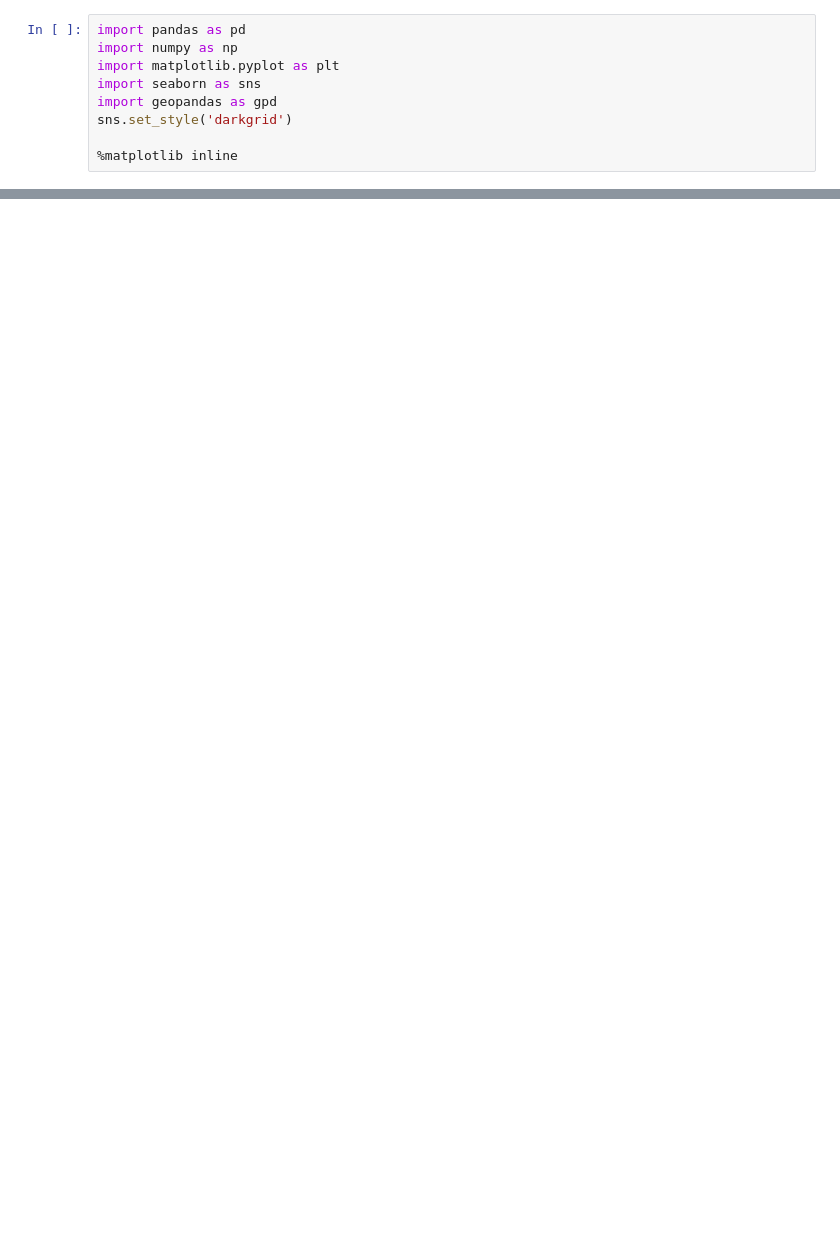
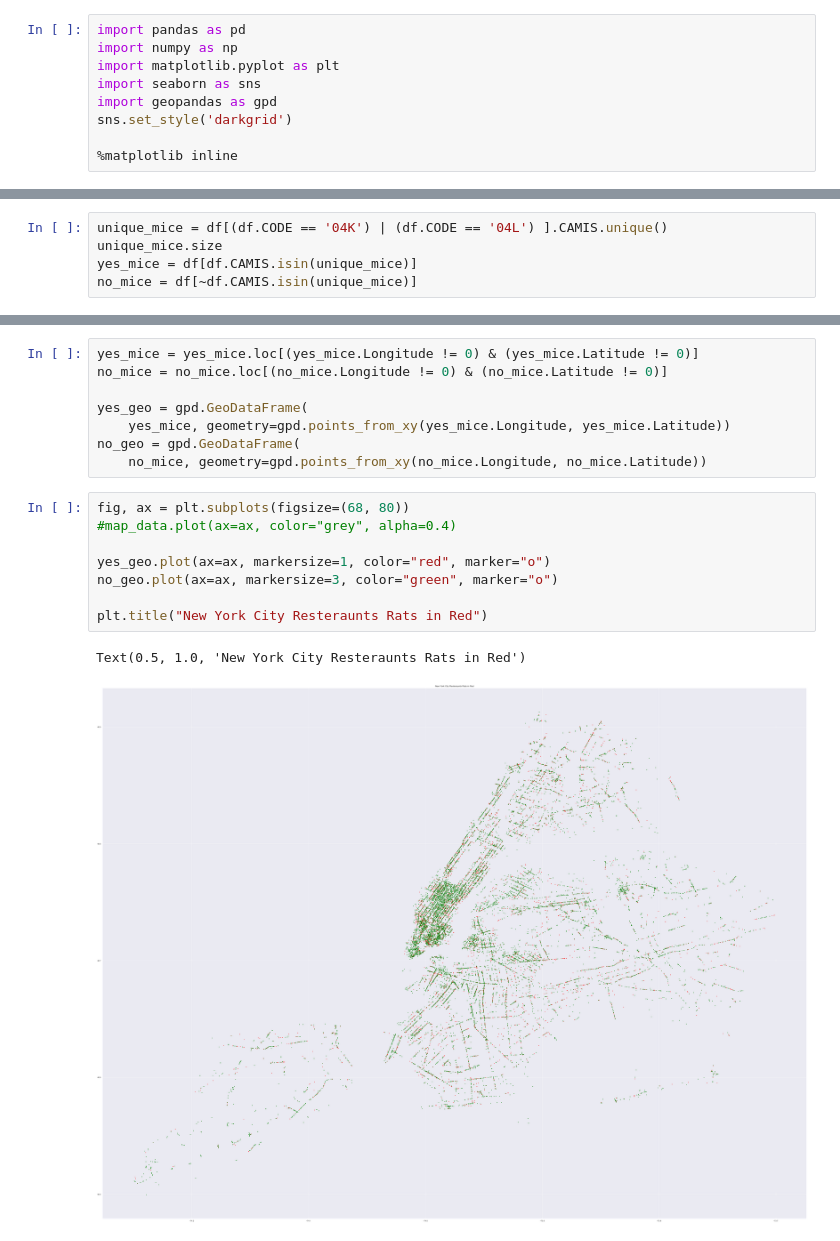
Before and after one commit to JacobMinkin/NYC_Restaurant_Health_Inspection, a Jupyter notebook: NYC_Mapping.ipynb, the cells around one changed output, grey strips where cells are left out. Drawn from its saved outputs; the diff is of its cells as text; blank space fills up the shorter version.

```diff
--- a/NYC_Mapping.ipynb
+++ b/NYC_Mapping.ipynb
@@ -25,0 +85,5 @@ plt.title("New York City Resteraunts")
+# %%
+unique_mice = df[(df.CODE == '04K') | (df.CODE == '04L') ].CAMIS.unique()
+unique_mice.size
+yes_mice = df[df.CAMIS.isin(unique_mice)]
+no_mice = df[~df.CAMIS.isin(unique_mice)]
@@ -25,0 +106,19 @@ plt.title("New York City Resteraunts")
+# %%
+yes_mice = yes_mice.loc[(yes_mice.Longitude != 0) & (yes_mice.Latitude != 0)]
+no_mice = no_mice.loc[(no_mice.Longitude != 0) & (no_mice.Latitude != 0)]
+
+yes_geo = gpd.GeoDataFrame(
+    yes_mice, geometry=gpd.points_from_xy(yes_mice.Longitude, yes_mice.Latitude))
+no_geo = gpd.GeoDataFrame(
+    no_mice, geometry=gpd.points_from_xy(no_mice.Longitude, no_mice.Latitude))
+# %%
+fig, ax = plt.subplots(figsize=(68, 80))
+#map_data.plot(ax=ax, color="grey", alpha=0.4)
+
+yes_geo.plot(ax=ax, markersize=1, color="red", marker="o")
+no_geo.plot(ax=ax, markersize=3, color="green", marker="o")
+
+plt.title("New York City Resteraunts Rats in Red")
+# %% [output]
+Text(0.5, 1.0, 'New York City Resteraunts Rats in Red')
+[figure, added]
```
Also changed, not shown: parts of 12 cells of this notebook, 1 other file.
